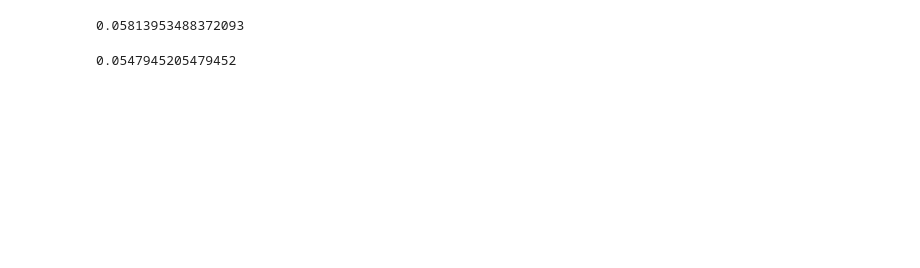
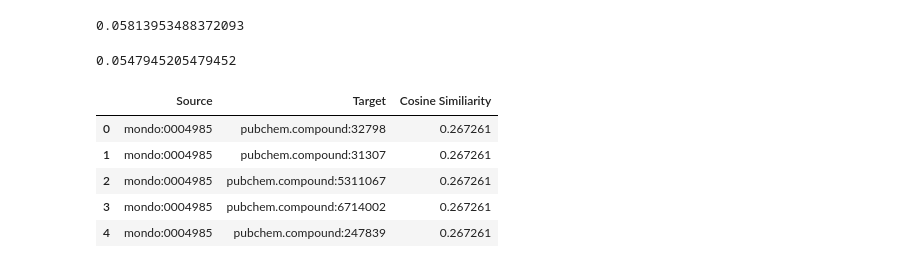
Before and after one commit to enveda/RPath, a Jupyter notebook: src/notebooks/7.0-benchmark_analysis.ipynb, the cells around one changed output. Saved outputs shown, nothing was run; the diff lists cells and outputs as text; code cells hidden in the pictures; blank space fills up the shorter version.

```diff
--- a/src/notebooks/7.0-benchmark_analysis.ipynb
+++ b/src/notebooks/7.0-benchmark_analysis.ipynb
@@ -256,5 +251,5 @@ get_accuracy(gold_standard_dict, disease_drug_dict)
 # %% [output]
 0.05813953488372093
 # %%
-disease_drug_dict, df_custom = get_dict_df_cos(disease_custom, drug_custom, graph_custom.to_undirected())
+disease_drug_dict, df_custom = get_dict_df(disease_custom, drug_custom, graph_custom.to_undirected(), similarity_type = 'cos')
 # %%
@@ -262,3 +257,12 @@ disease_drug_dict, df_custom = get_dict_df_cos(disease_custom, drug_custom, grap
 get_accuracy(gold_standard_dict, disease_drug_dict)
 # %% [output]
 0.0547945205479452
+# %%
+df_custom.head()
+# %% [output]
+|  | Source | Target | Cosine Similiarity |
+| 0 | mondo:0004985 | pubchem.compound:32798 | 0.267261 |
+| 1 | mondo:0004985 | pubchem.compound:31307 | 0.267261 |
+| 2 | mondo:0004985 | pubchem.compound:5311067 | 0.267261 |
+| 3 | mondo:0004985 | pubchem.compound:6714002 | 0.267261 |
+| 4 | mondo:0004985 | pubchem.compound:247839 | 0.267261 |
```
Also changed, not shown: parts of 21 cells of this notebook.
